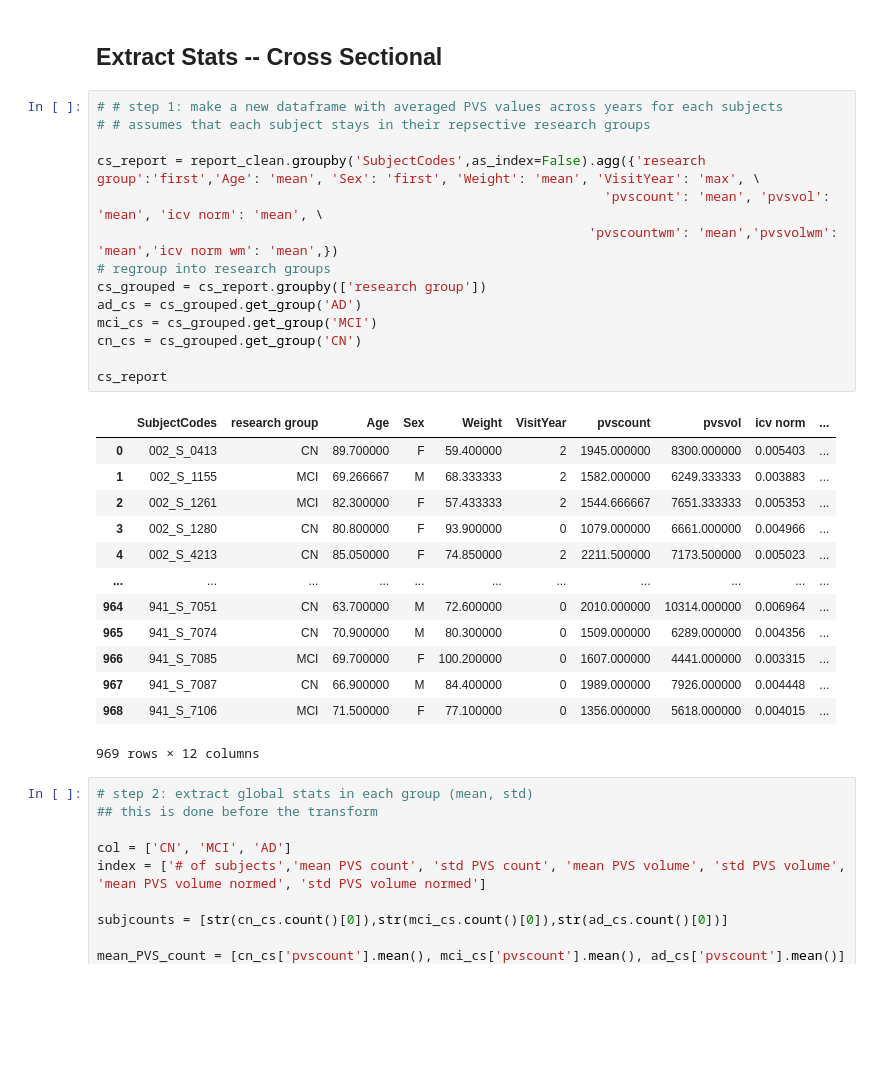
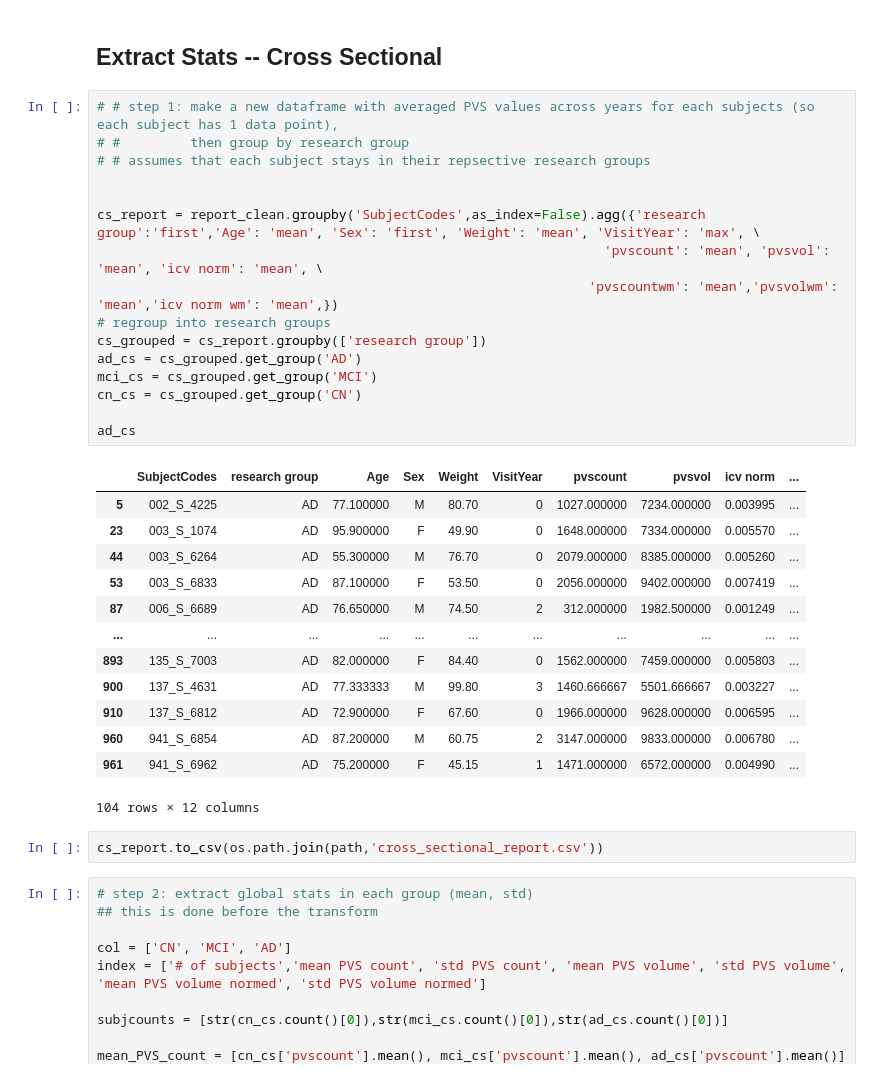
Before and after one commit to cind/pijp-frangi, a Jupyter notebook: pijp_frangi/stat_analysis.ipynb, the cells around one changed output. Drawn from its saved outputs; the diff is of its cells as text; blank space fills up the shorter version.

```diff
--- a/pijp_frangi/stat_analysis.ipynb
+++ b/pijp_frangi/stat_analysis.ipynb
@@ -309,33 +309,37 @@ report_clean
 # %% [markdown]
 ## Extract Stats -- Cross Sectional
 # %%
-# # step 1: make a new dataframe with averaged PVS values across years for each subjects
+# # step 1: make a new dataframe with averaged PVS values across years for each subjects (so each subject has 1 data point),
+# #         then group by research group
 # # assumes that each subject stays in their repsective research groups
+
 
 cs_report = report_clean.groupby('SubjectCodes',as_index=False).agg({'research group':'first','Age': 'mean', 'Sex': 'first', 'Weight': 'mean', 'VisitYear': 'max', \
                                                                  'pvscount': 'mean', 'pvsvol': 'mean', 'icv norm': 'mean', \
                                                                'pvscountwm': 'mean','pvsvolwm': 'mean','icv norm wm': 'mean',})
 # regroup into research groups
 cs_grouped = cs_report.groupby(['research group'])
 ad_cs = cs_grouped.get_group('AD')
 mci_cs = cs_grouped.get_group('MCI')
 cn_cs = cs_grouped.get_group('CN')
 
-cs_report
+ad_cs
 # %% [output]
 |  | SubjectCodes | research group | Age | Sex | Weight | VisitYear | pvscount | pvsvol | icv norm | ... |
-| 0 | 002_S_0413 | CN | 89.700000 | F | 59.400000 | 2 | 1945.000000 | 8300.000000 | 0.005403 | ... |
-| 1 | 002_S_1155 | MCI | 69.266667 | M | 68.333333 | 2 | 1582.000000 | 6249.333333 | 0.003883 | ... |
-| 2 | 002_S_1261 | MCI | 82.300000 | F | 57.433333 | 2 | 1544.666667 | 7651.333333 | 0.005353 | ... |
-| 3 | 002_S_1280 | CN | 80.800000 | F | 93.900000 | 0 | 1079.000000 | 6661.000000 | 0.004966 | ... |
-| 4 | 002_S_4213 | CN | 85.050000 | F | 74.850000 | 2 | 2211.500000 | 7173.500000 | 0.005023 | ... |
+| 5 | 002_S_4225 | AD | 77.100000 | M | 80.70 | 0 | 1027.000000 | 7234.000000 | 0.003995 | ... |
+| 23 | 003_S_1074 | AD | 95.900000 | F | 49.90 | 0 | 1648.000000 | 7334.000000 | 0.005570 | ... |
+| 44 | 003_S_6264 | AD | 55.300000 | M | 76.70 | 0 | 2079.000000 | 8385.000000 | 0.005260 | ... |
+| 53 | 003_S_6833 | AD | 87.100000 | F | 53.50 | 0 | 2056.000000 | 9402.000000 | 0.007419 | ... |
+| 87 | 006_S_6689 | AD | 76.650000 | M | 74.50 | 2 | 312.000000 | 1982.500000 | 0.001249 | ... |
 | ... | ... | ... | ... | ... | ... | ... | ... | ... | ... | ... |
-| 964 | 941_S_7051 | CN | 63.700000 | M | 72.600000 | 0 | 2010.000000 | 10314.000000 | 0.006964 | ... |
-| 965 | 941_S_7074 | CN | 70.900000 | M | 80.300000 | 0 | 1509.000000 | 6289.000000 | 0.004356 | ... |
-| 966 | 941_S_7085 | MCI | 69.700000 | F | 100.200000 | 0 | 1607.000000 | 4441.000000 | 0.003315 | ... |
-| 967 | 941_S_7087 | CN | 66.900000 | M | 84.400000 | 0 | 1989.000000 | 7926.000000 | 0.004448 | ... |
-| 968 | 941_S_7106 | MCI | 71.500000 | F | 77.100000 | 0 | 1356.000000 | 5618.000000 | 0.004015 | ... |
+| 893 | 135_S_7003 | AD | 82.000000 | F | 84.40 | 0 | 1562.000000 | 7459.000000 | 0.005803 | ... |
+| 900 | 137_S_4631 | AD | 77.333333 | M | 99.80 | 3 | 1460.666667 | 5501.666667 | 0.003227 | ... |
+| 910 | 137_S_6812 | AD | 72.900000 | F | 67.60 | 0 | 1966.000000 | 9628.000000 | 0.006595 | ... |
+| 960 | 941_S_6854 | AD | 87.200000 | M | 60.75 | 2 | 3147.000000 | 9833.000000 | 0.006780 | ... |
+| 961 | 941_S_6962 | AD | 75.200000 | F | 45.15 | 1 | 1471.000000 | 6572.000000 | 0.004990 | ... |
-969 rows × 12 columns
+104 rows × 12 columns
+# %%
+cs_report.to_csv(os.path.join(path,'cross_sectional_report.csv'))
 # %%
 # step 2: extract global stats in each group (mean, std)
 ## this is done before the transform
```
Also changed, not shown: parts of 2 cells of this notebook, 1 other file.
